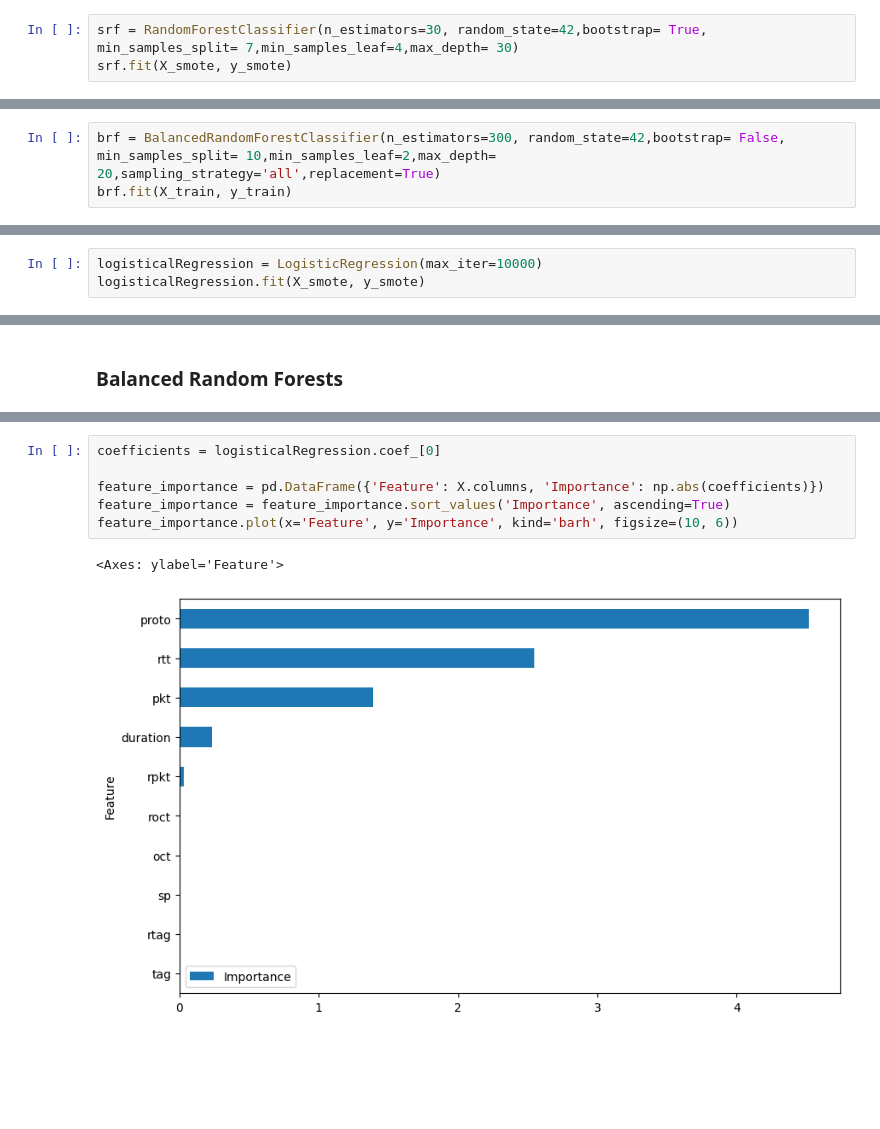
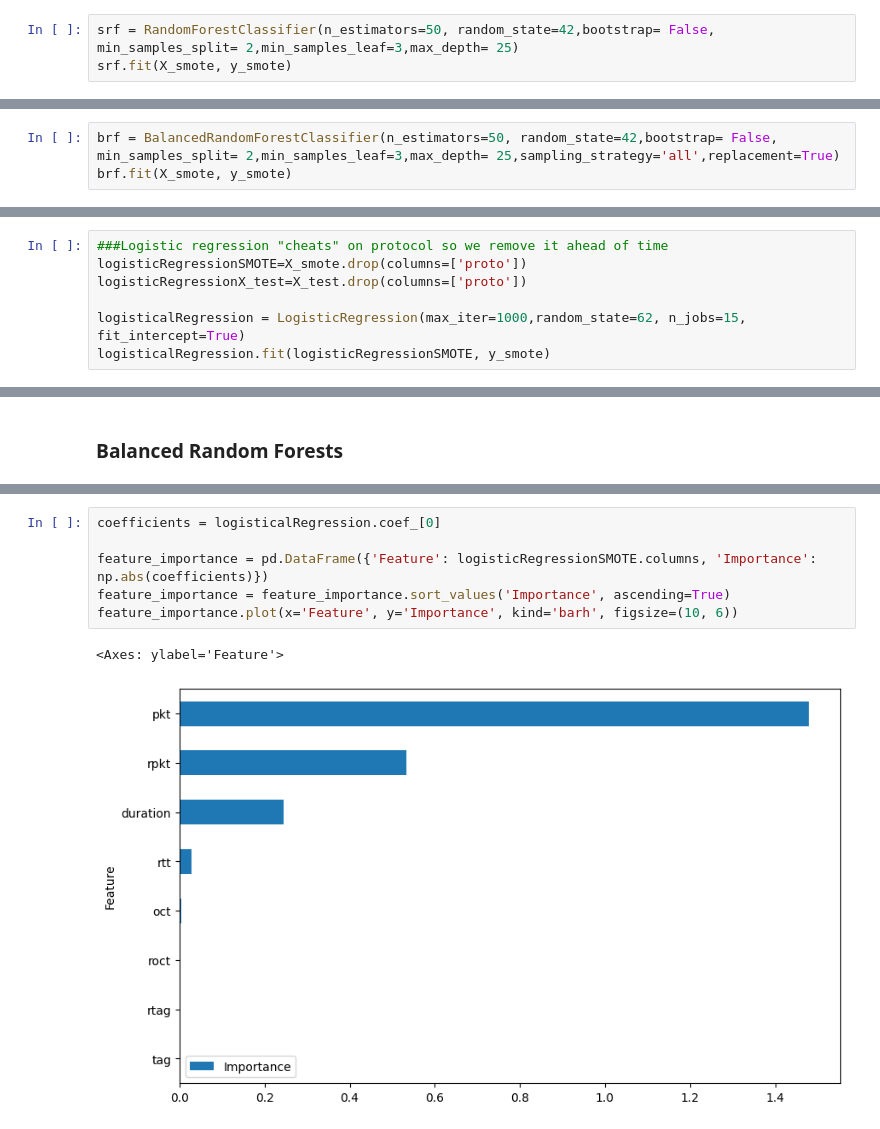
Before and after one commit to JoeMaassen/NetworkSecurityProject, a Jupyter notebook: MachineLearning.ipynb, the cells around one changed output, grey strips where cells are left out. Cells and saved outputs as stored; diff of their text form; blank space fills up the shorter version.

```diff
--- a/MachineLearning.ipynb
+++ b/MachineLearning.ipynb
@@ -127,6 +127,6 @@ print(rf_random.best_params_)
 # %% [markdown]
 ### Training a Random Forest Model
 # %%
-srf = RandomForestClassifier(n_estimators=30, random_state=42,bootstrap= True, min_samples_split= 7,min_samples_leaf=4,max_depth= 30)
+srf = RandomForestClassifier(n_estimators=50, random_state=42,bootstrap= False, min_samples_split= 2,min_samples_leaf=3,max_depth= 25)
 srf.fit(X_smote, y_smote)
 # %% [output]
@@ -135,6 +135,6 @@ RandomForestClassifier(max_depth=30, min_samples_leaf=4, min_samples_split=7,
 # %% [markdown]
 ### Training a Balanced Random Forest Model
 # %%
-brf = BalancedRandomForestClassifier(n_estimators=300, random_state=42,bootstrap= False, min_samples_split= 10,min_samples_leaf=2,max_depth= 20,sampling_strategy='all',replacement=True)
-brf.fit(X_train, y_train)
+brf = BalancedRandomForestClassifier(n_estimators=50, random_state=42,bootstrap= False, min_samples_split= 2,min_samples_leaf=3,max_depth= 25,sampling_strategy='all',replacement=True)
+brf.fit(X_smote, y_smote)
 # %% [output]
@@ -145,6 +145,10 @@ BalancedRandomForestClassifier(bootstrap=False, max_depth=20,
 # %% [markdown]
 ### Training a Logistical Regression Model
 # %%
-logisticalRegression = LogisticRegression(max_iter=10000)
-logisticalRegression.fit(X_smote, y_smote)
+###Logistic regression "cheats" on protocol so we remove it ahead of time
+logisticRegressionSMOTE=X_smote.drop(columns=['proto'])
+logisticRegressionX_test=X_test.drop(columns=['proto'])
+
+logisticalRegression = LogisticRegression(max_iter=1000,random_state=62, n_jobs=15, fit_intercept=True)
+logisticalRegression.fit(logisticRegressionSMOTE, y_smote)
 # %% [output]
@@ -283,12 +287,12 @@ Elapsed time to compute the importances: 0.029 seconds
 # %%
 coefficients = logisticalRegression.coef_[0]
 
-feature_importance = pd.DataFrame({'Feature': X.columns, 'Importance': np.abs(coefficients)})
+feature_importance = pd.DataFrame({'Feature': logisticRegressionSMOTE.columns, 'Importance': np.abs(coefficients)})
 feature_importance = feature_importance.sort_values('Importance', ascending=True)
 feature_importance.plot(x='Feature', y='Importance', kind='barh', figsize=(10, 6))
 # %% [output]
 <Axes: ylabel='Feature'>
-[figure, old version]
+[figure, new version]
 # %%
 with open('trained_model.pkl', 'wb') as model_file:
     pickle.dump(srf, model_file)
```
Also changed, not shown: parts of 11 cells of this notebook, 5 other files.
